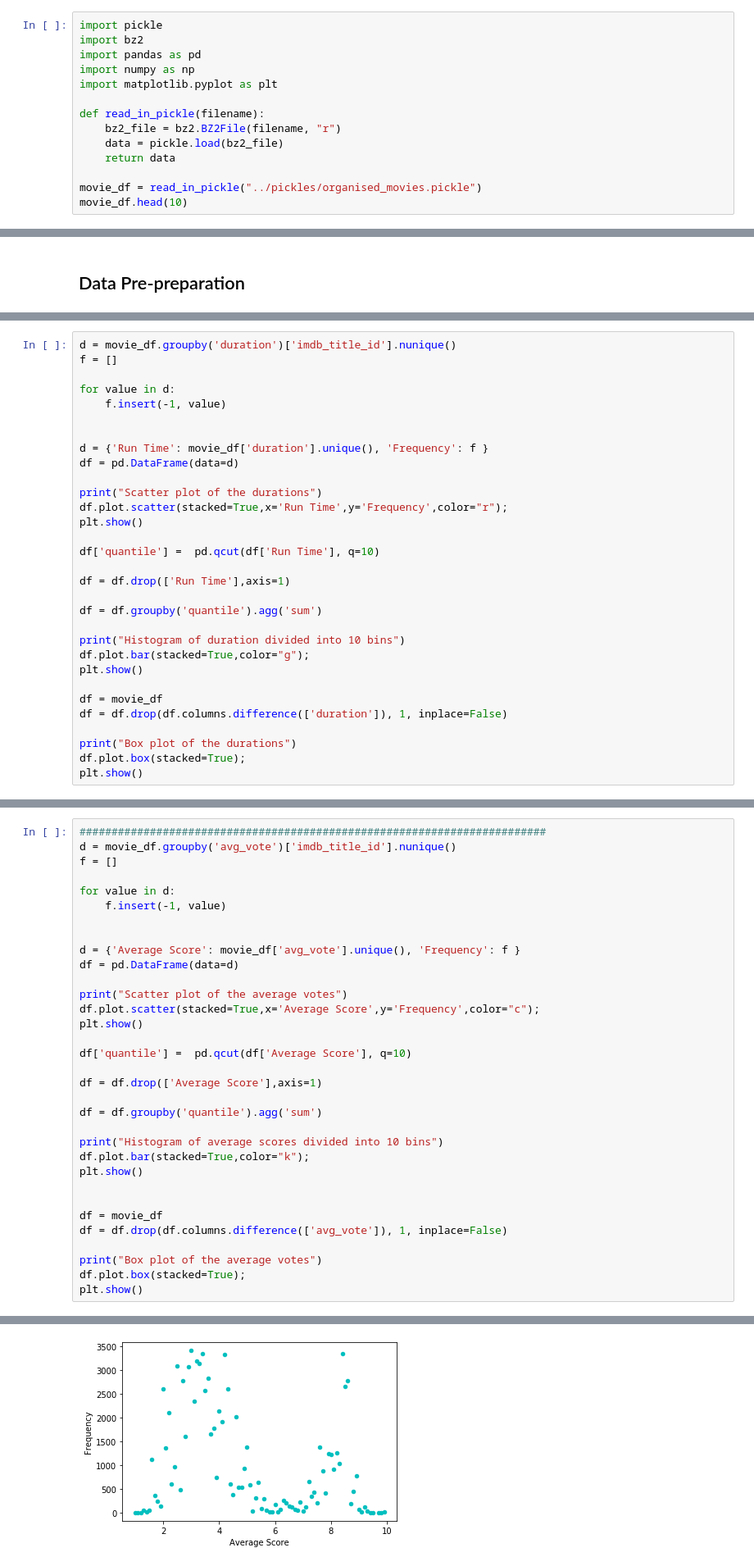
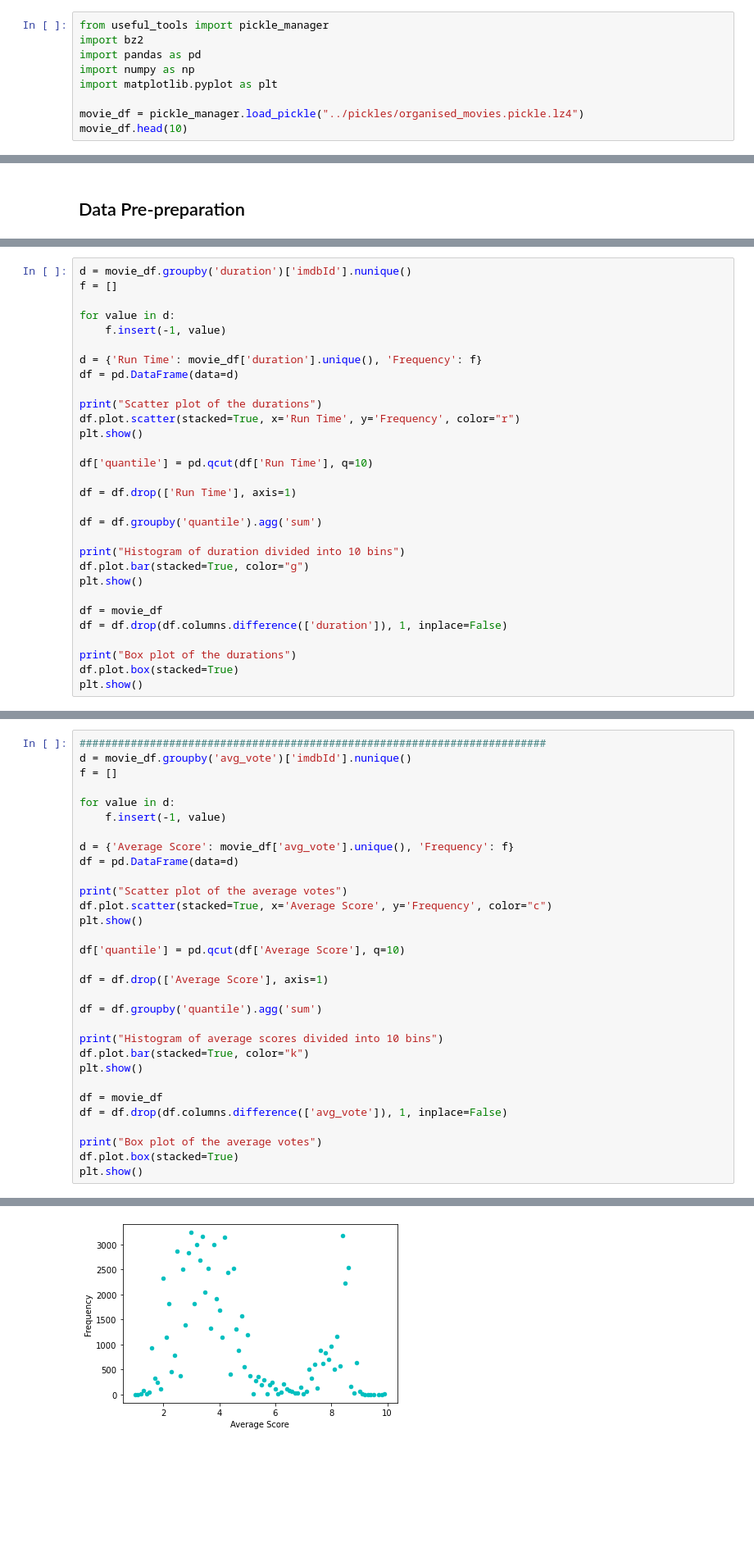
Before and after one commit to Nick-vdM/3804ICT-Data-mining, a Jupyter notebook: proposal/preliminary.ipynb, the cells around one changed output, grey strips where cells are left out. Shown at 82% size. Drawn from its saved outputs; the diff is of its cells as text; blank space fills up the shorter version.

```diff
--- a/proposal/preliminary.ipynb
+++ b/proposal/preliminary.ipynb
@@ -9,17 +24,12 @@ the website MovieLens.
 
 Below is a sample of the movies table.
 # %%
-import pickle
+from useful_tools import pickle_manager
 import bz2
 import pandas as pd
 import numpy as np
 import matplotlib.pyplot as plt
 
-def read_in_pickle(filename):
-    bz2_file = bz2.BZ2File(filename, "r")
-    data = pickle.load(bz2_file)
-    return data
-
-movie_df = read_in_pickle("../pickles/organised_movies.pickle")
+movie_df = pickle_manager.load_pickle("../pickles/organised_movies.pickle.lz4")
 movie_df.head(10)
 # %% [output]
@@ -179,35 +191,34 @@ Below are the visualisations of both datasets' numerical categories.
 
 ### Movies
 # %%
-d = movie_df.groupby('duration')['imdb_title_id'].nunique()
+d = movie_df.groupby('duration')['imdbId'].nunique()
 f = []
 
 for value in d:
     f.insert(-1, value)
 
-
-d = {'Run Time': movie_df['duration'].unique(), 'Frequency': f }
+d = {'Run Time': movie_df['duration'].unique(), 'Frequency': f}
 df = pd.DataFrame(data=d)
 
 print("Scatter plot of the durations")
-df.plot.scatter(stacked=True,x='Run Time',y='Frequency',color="r");
+df.plot.scatter(stacked=True, x='Run Time', y='Frequency', color="r")
 plt.show()
 
-df['quantile'] =  pd.qcut(df['Run Time'], q=10)
+df['quantile'] = pd.qcut(df['Run Time'], q=10)
 
-df = df.drop(['Run Time'],axis=1)
+df = df.drop(['Run Time'], axis=1)
 
 df = df.groupby('quantile').agg('sum')
 
 print("Histogram of duration divided into 10 bins")
-df.plot.bar(stacked=True,color="g");
+df.plot.bar(stacked=True, color="g")
 plt.show()
 
 df = movie_df
 df = df.drop(df.columns.difference(['duration']), 1, inplace=False)
 
 print("Box plot of the durations")
-df.plot.box(stacked=True);
+df.plot.box(stacked=True)
 plt.show()
 # %% [output]
 Scatter plot of the durations
@@ -219,37 +230,35 @@ Box plot of the durations
 # %%
 #########################################################################
-d = movie_df.groupby('avg_vote')['imdb_title_id'].nunique()
+d = movie_df.groupby('avg_vote')['imdbId'].nunique()
 f = []
 
 for value in d:
     f.insert(-1, value)
 
-
-d = {'Average Score': movie_df['avg_vote'].unique(), 'Frequency': f }
+d = {'Average Score': movie_df['avg_vote'].unique(), 'Frequency': f}
 df = pd.DataFrame(data=d)
 
 print("Scatter plot of the average votes")
-df.plot.scatter(stacked=True,x='Average Score',y='Frequency',color="c");
+df.plot.scatter(stacked=True, x='Average Score', y='Frequency', color="c")
 plt.show()
 
-df['quantile'] =  pd.qcut(df['Average Score'], q=10)
+df['quantile'] = pd.qcut(df['Average Score'], q=10)
 
-df = df.drop(['Average Score'],axis=1)
+df = df.drop(['Average Score'], axis=1)
 
 df = df.groupby('quantile').agg('sum')
 
 print("Histogram of average scores divided into 10 bins")
-df.plot.bar(stacked=True,color="k");
+df.plot.bar(stacked=True, color="k")
 plt.show()
-
 
 df = movie_df
 df = df.drop(df.columns.difference(['avg_vote']), 1, inplace=False)
 
 print("Box plot of the average votes")
-df.plot.box(stacked=True);
+df.plot.box(stacked=True)
 plt.show()
 # %% [output]
 Scatter plot of the average votes
-[figure, old version]
+[figure, new version]
 Histogram of average scores divided into 10 bins
```
Also changed, not shown: parts of 15 cells of this notebook, 1 other file.
